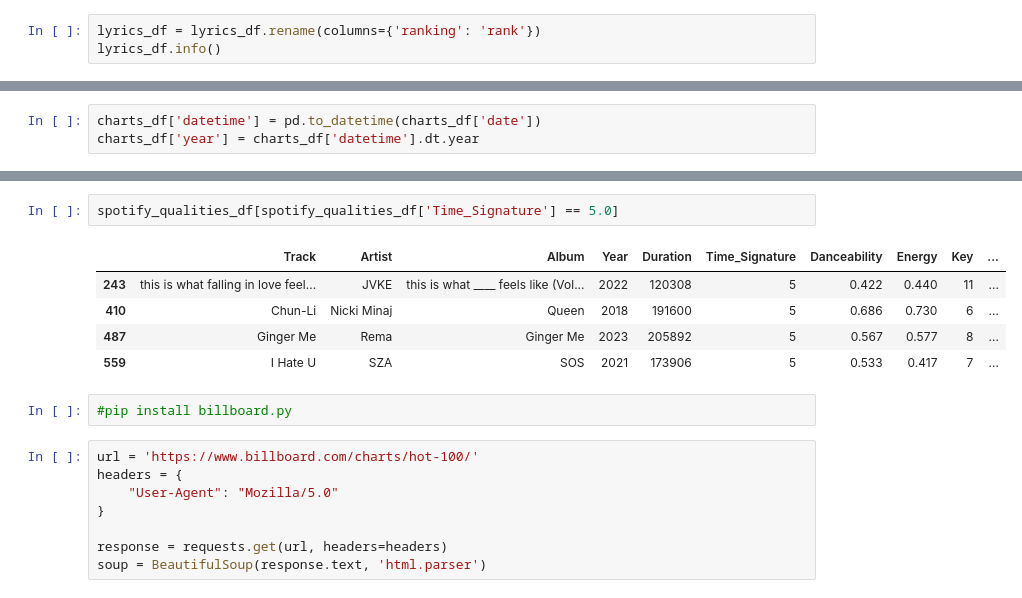
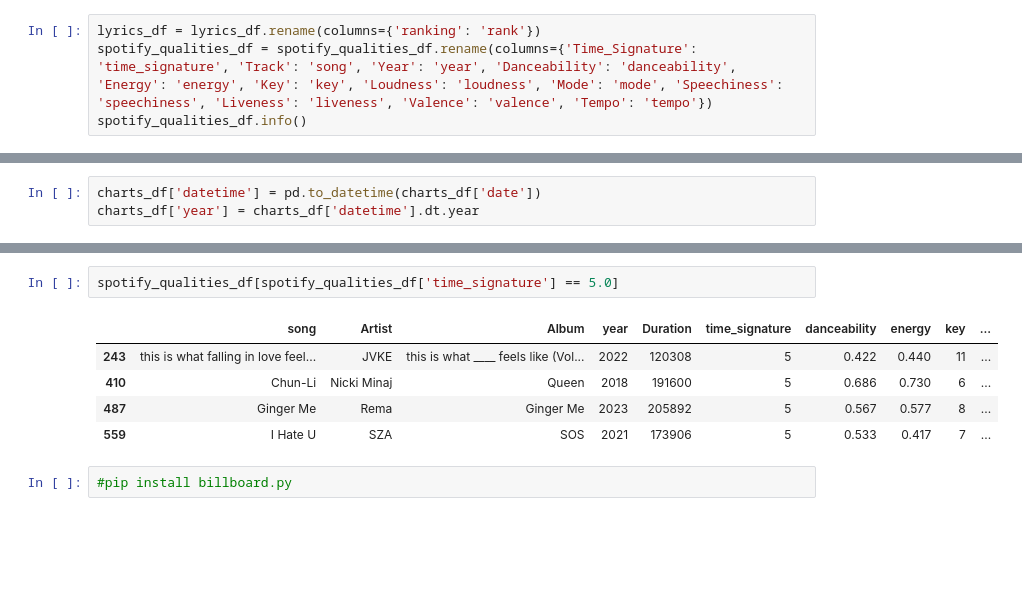
Before and after one commit to bergen-christensen/Capstone, a Jupyter notebook: notebooks/capstone_bergen.ipynb, the cells around one changed output, grey strips where cells are left out. Drawn from its saved outputs; the diff is of its cells as text; blank space fills up the shorter version.

```diff
--- a/notebooks/capstone_bergen.ipynb
+++ b/notebooks/capstone_bergen.ipynb
@@ -94,6 +105,7 @@ Frankie Vaughan                                      1
 Name: count, Length: 10205, dtype: int64
 # %%
 lyrics_df = lyrics_df.rename(columns={'ranking': 'rank'})
-lyrics_df.info()
+spotify_qualities_df = spotify_qualities_df.rename(columns={'Time_Signature': 'time_signature', 'Track': 'song', 'Year': 'year', 'Danceability': 'danceability', 'Energy': 'energy', 'Key': 'key', 'Loudness': 'loudness', 'Mode': 'mode', 'Speechiness': 'speechiness', 'Liveness': 'liveness', 'Valence': 'valence', 'Tempo': 'tempo'})
+spotify_qualities_df.info()
 # %% [output]
 <class 'pandas.core.frame.DataFrame'>
@@ -247,18 +302,10 @@ Name: count, dtype: int64
 # %%
-spotify_qualities_df[spotify_qualities_df['Time_Signature'] == 5.0]
+spotify_qualities_df[spotify_qualities_df['time_signature'] == 5.0]
 # %% [output]
-|  | Track | Artist | Album | Year | Duration | Time_Signature | Danceability | Energy | Key | ... |
+|  | song | Artist | Album | year | Duration | time_signature | danceability | energy | key | ... |
 | 243 | this is what falling in love feel... | JVKE | this is what ____ feels like (Vol... | 2022 | 120308 | 5 | 0.422 | 0.440 | 11 | ... |
 | 410 | Chun-Li | Nicki Minaj | Queen | 2018 | 191600 | 5 | 0.686 | 0.730 | 6 | ... |
 | 487 | Ginger Me | Rema | Ginger Me | 2023 | 205892 | 5 | 0.567 | 0.577 | 8 | ... |
 | 559 | I Hate U | SZA | SOS | 2021 | 173906 | 5 | 0.533 | 0.417 | 7 | ... |
 # %%
 #pip install billboard.py
-# %%
-url = 'https://www.billboard.com/charts/hot-100/'
-headers = {
-    "User-Agent": "Mozilla/5.0"
-}
-
-response = requests.get(url, headers=headers)
-soup = BeautifulSoup(response.text, 'html.parser')
```
Also changed, not shown: parts of 11 cells of this notebook.
